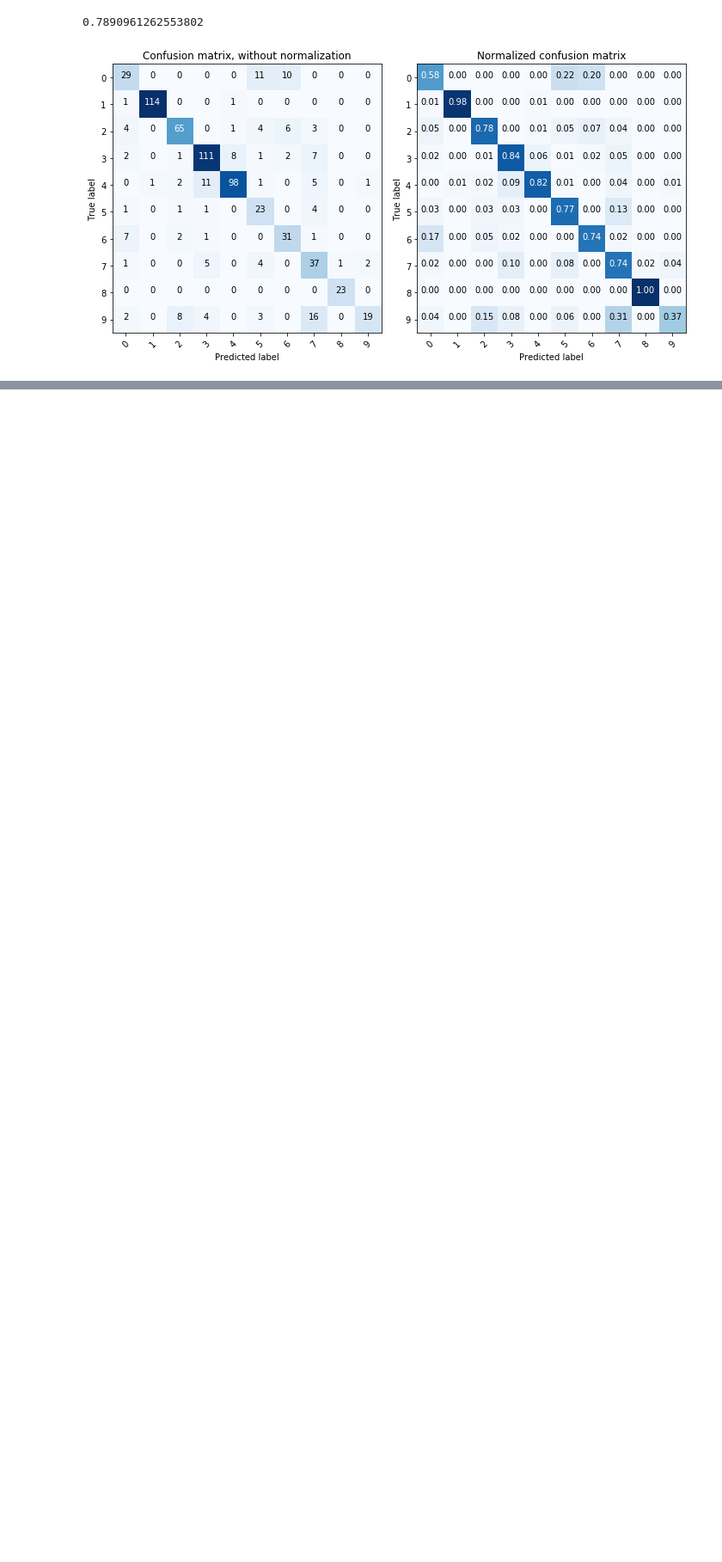
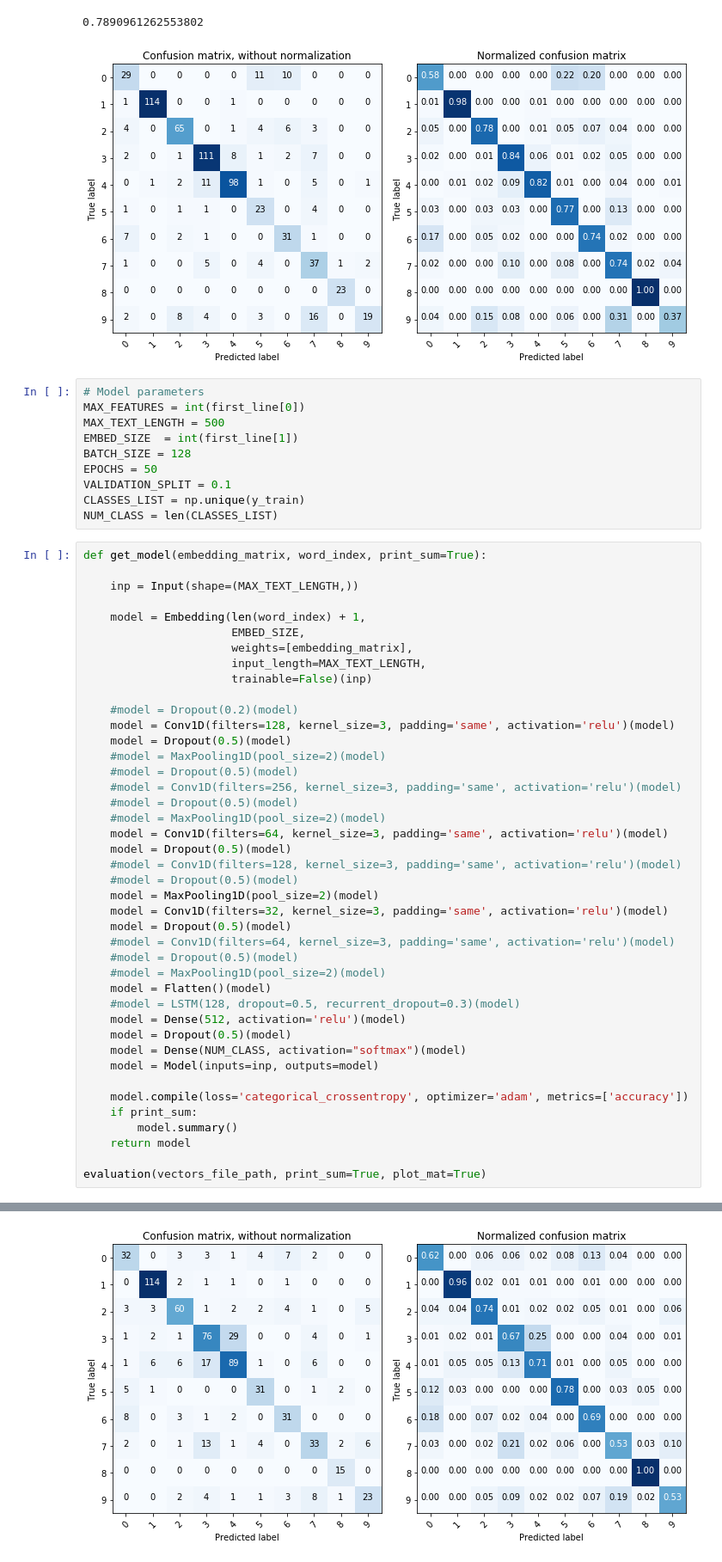
Before and after one commit to Rouen-NLP/final-lab-XUJitao, a Jupyter notebook: Final_Project.ipynb, the cells around one changed output, grey strips where cells are left out. Shown: that part at 86% size. Cells and saved outputs as stored; diff of their text form; blank space fills up the shorter version.

Commit message:
Add pure CNN model

```diff
--- a/Final_Project.ipynb
+++ b/Final_Project.ipynb
@@ -346,3 +347,56 @@ Confusion matrix, without normalization
 Normalized confusion matrix
 0.7890961262553802
 [figure]
+# %%
+# Model parameters
+MAX_FEATURES = int(first_line[0])
+MAX_TEXT_LENGTH = 500
+EMBED_SIZE  = int(first_line[1])
+BATCH_SIZE = 128
+EPOCHS = 50
+VALIDATION_SPLIT = 0.1
+CLASSES_LIST = np.unique(y_train)
+NUM_CLASS = len(CLASSES_LIST)
+# %%
+def get_model(embedding_matrix, word_index, print_sum=True):
+
+    inp = Input(shape=(MAX_TEXT_LENGTH,))
+
+    model = Embedding(len(word_index) + 1,
+                      EMBED_SIZE,
+                      weights=[embedding_matrix],
+                      input_length=MAX_TEXT_LENGTH,
+                      trainable=False)(inp)
+
+    #model = Dropout(0.2)(model)
+    model = Conv1D(filters=128, kernel_size=3, padding='same', activation='relu')(model)
+    model = Dropout(0.5)(model)
+    #model = MaxPooling1D(pool_size=2)(model)
+    #model = Dropout(0.5)(model)
+    #model = Conv1D(filters=256, kernel_size=3, padding='same', activation='relu')(model)
+    #model = Dropout(0.5)(model)
+    #model = MaxPooling1D(pool_size=2)(model)
+    model = Conv1D(filters=64, kernel_size=3, padding='same', activation='relu')(model)
+    model = Dropout(0.5)(model)
+    #model = Conv1D(filters=128, kernel_size=3, padding='same', activation='relu')(model)
+    #model = Dropout(0.5)(model)
+    model = MaxPooling1D(pool_size=2)(model)
+    model = Conv1D(filters=32, kernel_size=3, padding='same', activation='relu')(model)
+    model = Dropout(0.5)(model)
+    #model = Conv1D(filters=64, kernel_size=3, padding='same', activation='relu')(model)
+    #model = Dropout(0.5)(model)
+    #model = MaxPooling1D(pool_size=2)(model)
+    model = Flatten()(model)
+    #model = LSTM(128, dropout=0.5, recurrent_dropout=0.3)(model)
+    model = Dense(512, activation='relu')(model)
+    model = Dropout(0.5)(model)
+    model = Dense(NUM_CLASS, activation="softmax")(model)
+    model = Model(inputs=inp, outputs=model)
+
+    model.compile(loss='categorical_crossentropy', optimizer='adam', metrics=['accuracy'])
+    if print_sum:
+        model.summary()
+    return model
+
+evaluation(vectors_file_path, print_sum=True, plot_mat=True)
+# %% [output]
@@ -348,0 +420 @@ Normalized confusion matrix
+[figure, added]
```
Also changed, not shown: parts of 4 cells of this notebook.
